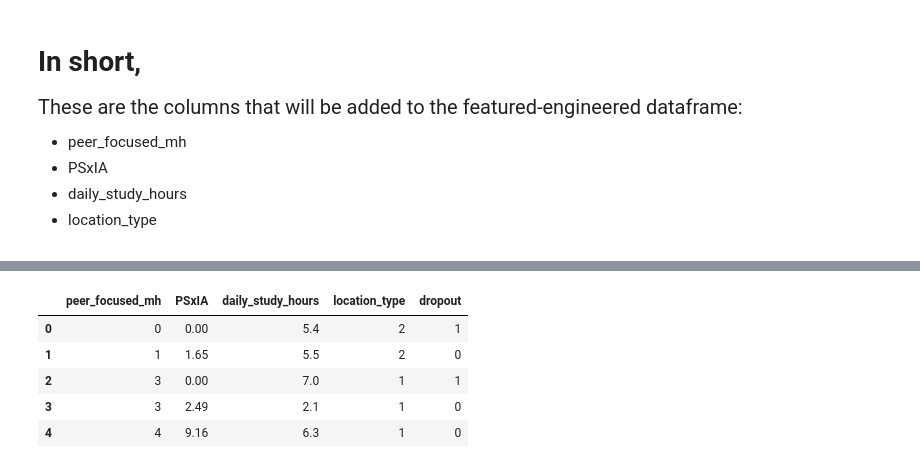
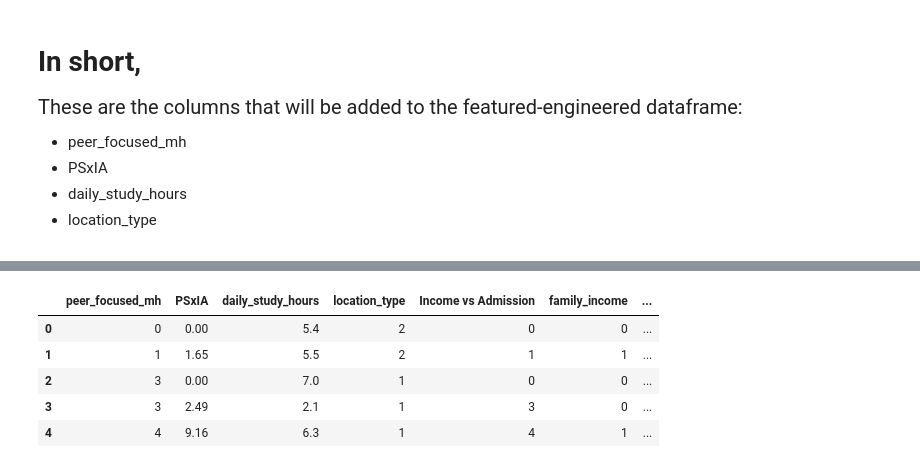
Before and after one commit to Chracker24/JEE_Dropout_ML_Project, a Jupyter notebook: Data Analysis/Feature_Engineering.ipynb, the cells around one changed output, grey strips where cells are left out. Drawn from its saved outputs; the diff is of its cells as text; code cells hidden in the pictures.

```diff
--- a/Data Analysis/Feature_Engineering.ipynb
+++ b/Data Analysis/Feature_Engineering.ipynb
@@ -1254,12 +1270,12 @@ These are the columns that will be added to the featured-engineered dataframe:
 # %%
-jee_final= jee_test[["peer_focused_mh","PSxIA","daily_study_hours","location_type","dropout"]].copy()
+jee_final= jee_test[["peer_focused_mh","PSxIA","daily_study_hours","location_type","Income vs Admission","family_income","parental_support","dropout"]].copy()
 jee_final.head()
 # %% [output]
-|  | peer_focused_mh | PSxIA | daily_study_hours | location_type | dropout |
-| 0 | 0 | 0.00 | 5.4 | 2 | 1 |
-| 1 | 1 | 1.65 | 5.5 | 2 | 0 |
-| 2 | 3 | 0.00 | 7.0 | 1 | 1 |
-| 3 | 3 | 2.49 | 2.1 | 1 | 0 |
-| 4 | 4 | 9.16 | 6.3 | 1 | 0 |
+|  | peer_focused_mh | PSxIA | daily_study_hours | location_type | Income vs Admission | family_income | ... |
+| 0 | 0 | 0.00 | 5.4 | 2 | 0 | 0 | ... |
+| 1 | 1 | 1.65 | 5.5 | 2 | 1 | 1 | ... |
+| 2 | 3 | 0.00 | 7.0 | 1 | 0 | 0 | ... |
+| 3 | 3 | 2.49 | 2.1 | 1 | 3 | 0 | ... |
+| 4 | 4 | 9.16 | 6.3 | 1 | 4 | 1 | ... |
 # %%
 jee_final.to_csv("../Data/Feature_Engineered.csv",index=False)
```
Also changed, not shown: parts of 1 cell of this notebook, 1 other file.
